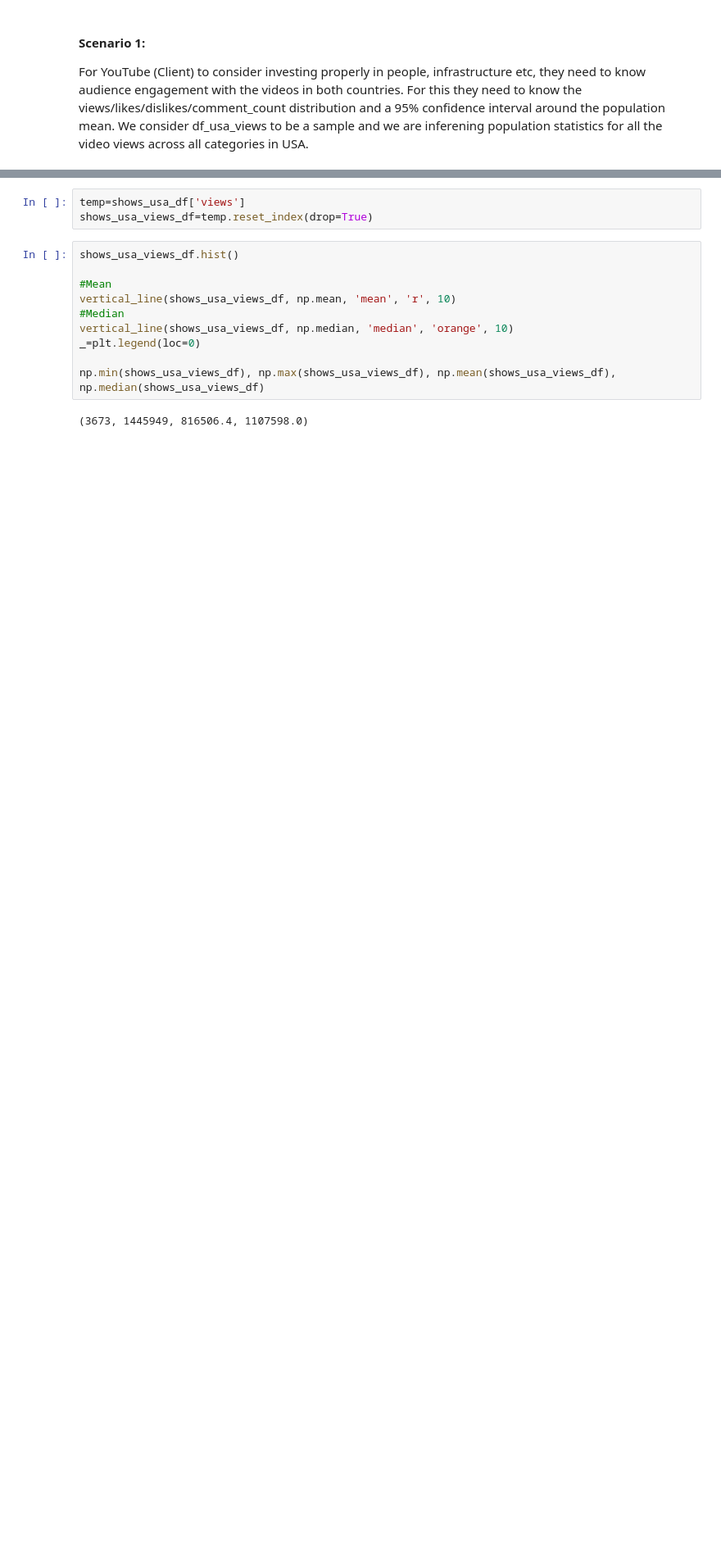
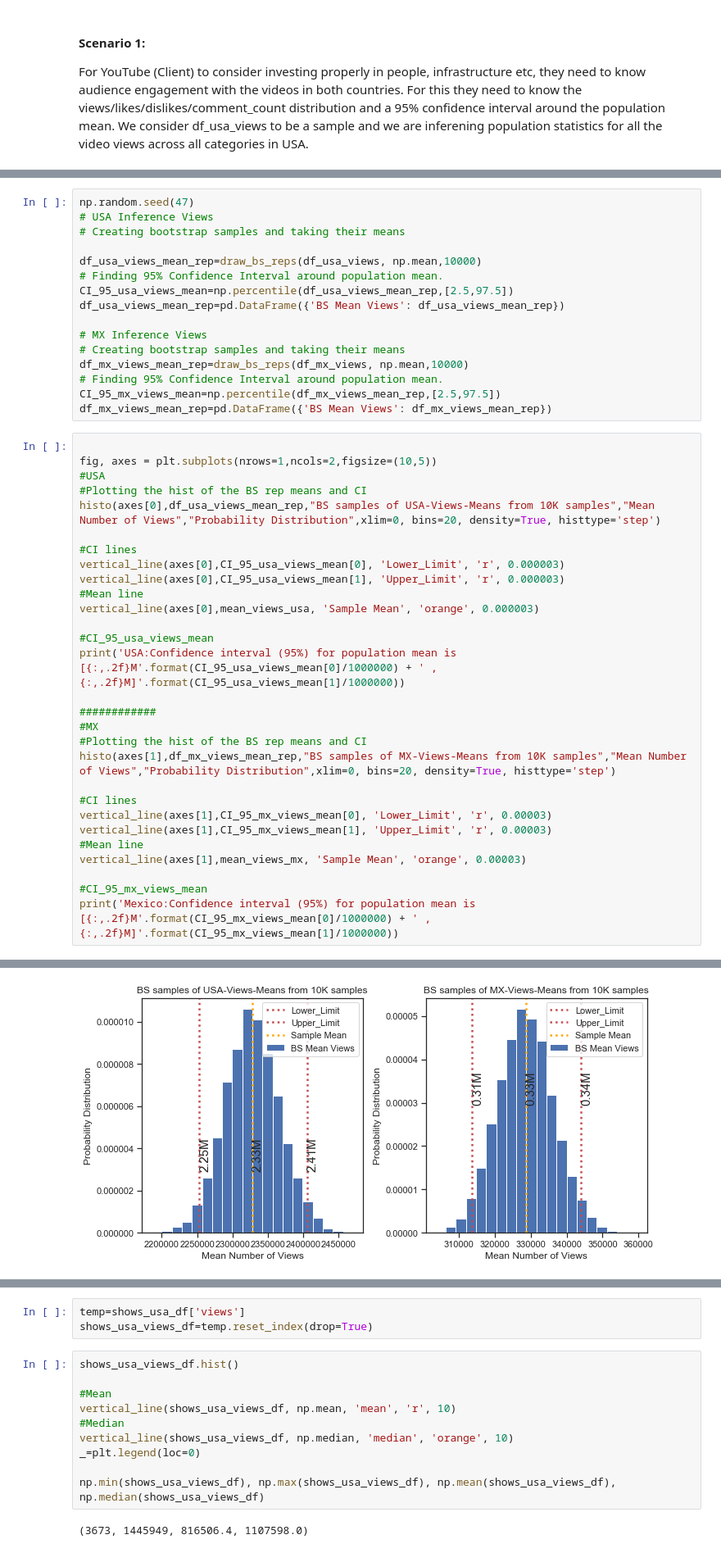
Before and after one commit to fariha23/YouTube_Data_Analysis_Video_Categories, a Jupyter notebook: YouTube-Statistics.ipynb, the cells around one changed output, grey strips where cells are left out. Shown at 82% size. Drawn from its saved outputs; the diff is of its cells as text; blank space fills up the shorter version.

```diff
--- a/YouTube-Statistics.ipynb
+++ b/YouTube-Statistics.ipynb
@@ -124,0 +175,46 @@ t_threshold_value from sample data and mu value: -17.502649316963286
+# %%
+np.random.seed(47)
+# USA Inference Views
+# Creating bootstrap samples and taking their means
+
+df_usa_views_mean_rep=draw_bs_reps(df_usa_views, np.mean,10000)
+# Finding 95% Confidence Interval around population mean.
+CI_95_usa_views_mean=np.percentile(df_usa_views_mean_rep,[2.5,97.5])
+df_usa_views_mean_rep=pd.DataFrame({'BS Mean Views': df_usa_views_mean_rep})
+
+# MX Inference Views
+# Creating bootstrap samples and taking their means
+df_mx_views_mean_rep=draw_bs_reps(df_mx_views, np.mean,10000)
+# Finding 95% Confidence Interval around population mean.
+CI_95_mx_views_mean=np.percentile(df_mx_views_mean_rep,[2.5,97.5])
+df_mx_views_mean_rep=pd.DataFrame({'BS Mean Views': df_mx_views_mean_rep})
+# %%
+
+fig, axes = plt.subplots(nrows=1,ncols=2,figsize=(10,5))
+#USA
+#Plotting the hist of the BS rep means and CI
+histo(axes[0],df_usa_views_mean_rep,"BS samples of USA-Views-Means from 10K samples","Mean Number of Views","Probability Distribution",xlim=0, bins=20, density=True, histtype='step')
+
+#CI lines
+vertical_line(axes[0],CI_95_usa_views_mean[0], 'Lower_Limit', 'r', 0.000003)
+vertical_line(axes[0],CI_95_usa_views_mean[1], 'Upper_Limit', 'r', 0.000003)
+#Mean line
+vertical_line(axes[0],mean_views_usa, 'Sample Mean', 'orange', 0.000003)
+
+#CI_95_usa_views_mean
+print('USA:Confidence interval (95%) for population mean is [{:,.2f}M'.format(CI_95_usa_views_mean[0]/1000000) + ' ,{:,.2f}M]'.format(CI_95_usa_views_mean[1]/1000000))
+
+############
+#MX
+#Plotting the hist of the BS rep means and CI
+histo(axes[1],df_mx_views_mean_rep,"BS samples of MX-Views-Means from 10K samples","Mean Number of Views","Probability Distribution",xlim=0, bins=20, density=True, histtype='step')
+
+#CI lines
+vertical_line(axes[1],CI_95_mx_views_mean[0], 'Lower_Limit', 'r', 0.00003)
+vertical_line(axes[1],CI_95_mx_views_mean[1], 'Upper_Limit', 'r', 0.00003)
+#Mean line
+vertical_line(axes[1],mean_views_mx, 'Sample Mean', 'orange', 0.00003)
+
+#CI_95_mx_views_mean
+print('Mexico:Confidence interval (95%) for population mean is [{:,.2f}M'.format(CI_95_mx_views_mean[0]/1000000) + ' ,{:,.2f}M]'.format(CI_95_mx_views_mean[1]/1000000))
+# %% [output]
@@ -124,0 +223 @@ t_threshold_value from sample data and mu value: -17.502649316963286
+[figure, added]
```
Also changed, not shown: parts of 17 cells of this notebook.
